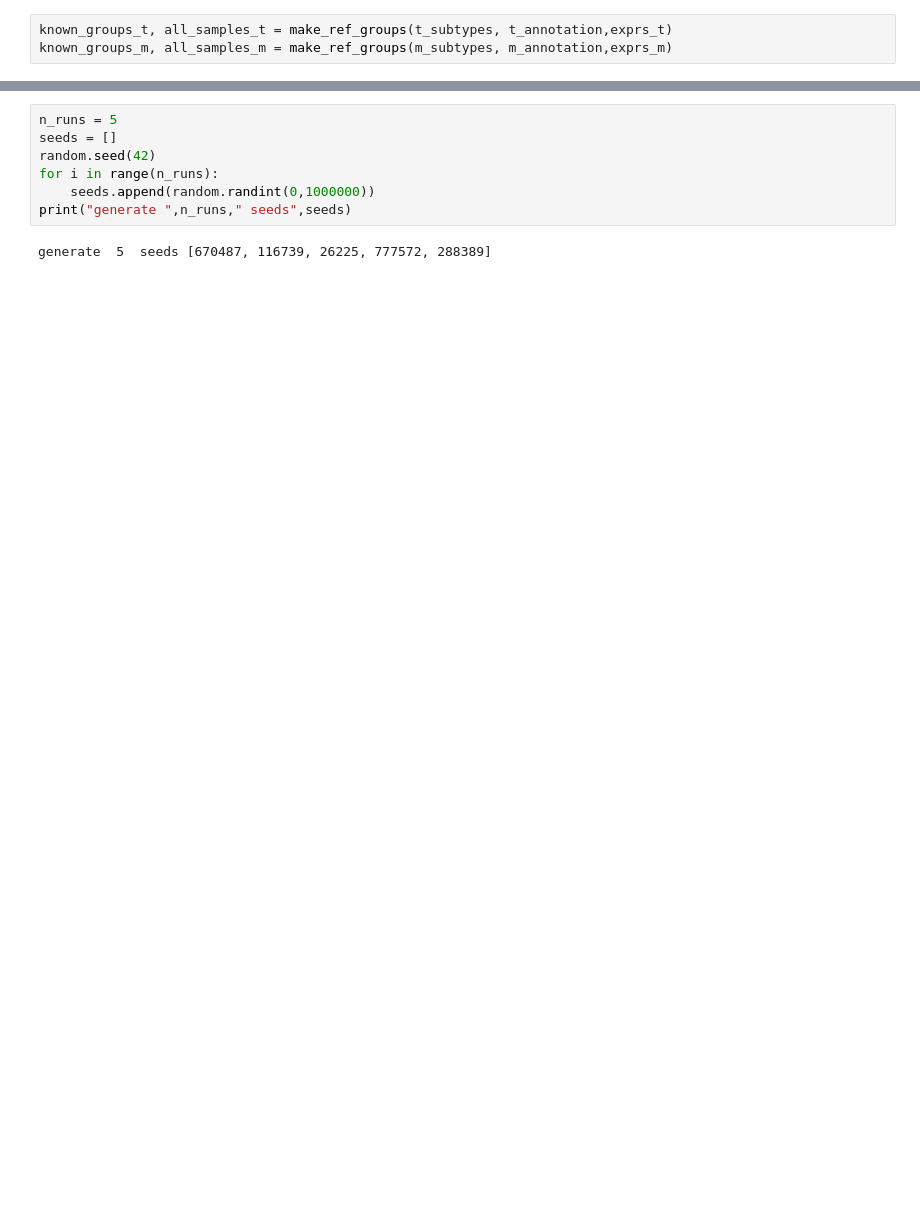
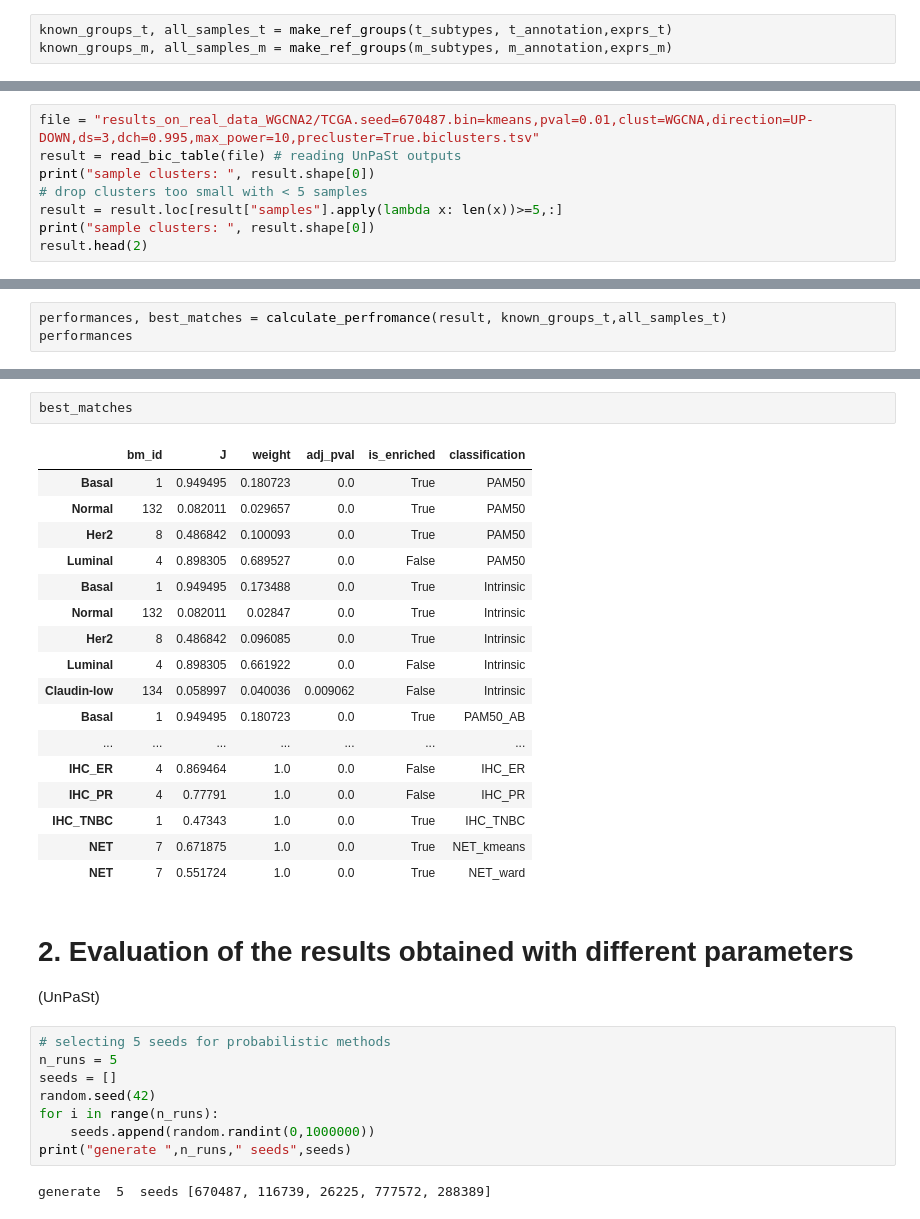
Before and after one commit to ozolotareva/unpast_paper, a Jupyter notebook: evaluation_on_real_data.ipynb, the cells around one changed output, grey strips where cells are left out. Cells and saved outputs as stored; diff of their text form; blank space fills up the shorter version.

```diff
--- a/evaluation_on_real_data.ipynb
+++ b/evaluation_on_real_data.ipynb
@@ -39,0 +90,8 @@ known_groups_m, all_samples_m = make_ref_groups(m_subtypes, m_annotation,exprs_m
+# %%
+file = "results_on_real_data_WGCNA2/TCGA.seed=670487.bin=kmeans,pval=0.01,clust=WGCNA,direction=UP-DOWN,ds=3,dch=0.995,max_power=10,precluster=True.biclusters.tsv"
+result = read_bic_table(file) # reading UnPaSt outputs
+print("sample clusters: ", result.shape[0])
+# drop clusters too small with < 5 samples
+result = result.loc[result["samples"].apply(lambda x: len(x))>=5,:]
+print("sample clusters: ", result.shape[0])
+result.head(2)
@@ -39,0 +124,3 @@ known_groups_m, all_samples_m = make_ref_groups(m_subtypes, m_annotation,exprs_m
+# %%
+performances, best_matches = calculate_perfromance(result, known_groups_t,all_samples_t)
+performances
@@ -40,4 +147,28 @@ known_groups_m, all_samples_m = make_ref_groups(m_subtypes, m_annotation,exprs_m
+# %%
+best_matches
+# %% [output]
+|  | bm_id | J | weight | adj_pval | is_enriched | classification |
+| Basal | 1 | 0.949495 | 0.180723 | 0.0 | True | PAM50 |
+| Normal | 132 | 0.082011 | 0.029657 | 0.0 | True | PAM50 |
+| Her2 | 8 | 0.486842 | 0.100093 | 0.0 | True | PAM50 |
+| Luminal | 4 | 0.898305 | 0.689527 | 0.0 | False | PAM50 |
+| Basal | 1 | 0.949495 | 0.173488 | 0.0 | True | Intrinsic |
+| Normal | 132 | 0.082011 | 0.02847 | 0.0 | True | Intrinsic |
+| Her2 | 8 | 0.486842 | 0.096085 | 0.0 | True | Intrinsic |
+| Luminal | 4 | 0.898305 | 0.661922 | 0.0 | False | Intrinsic |
+| Claudin-low | 134 | 0.058997 | 0.040036 | 0.009062 | False | Intrinsic |
+| Basal | 1 | 0.949495 | 0.180723 | 0.0 | True | PAM50_AB |
+| ... | ... | ... | ... | ... | ... | ... |
+| IHC_ER | 4 | 0.869464 | 1.0 | 0.0 | False | IHC_ER |
+| IHC_PR | 4 | 0.77791 | 1.0 | 0.0 | False | IHC_PR |
+| IHC_TNBC | 1 | 0.47343 | 1.0 | 0.0 | True | IHC_TNBC |
+| NET | 7 | 0.671875 | 1.0 | 0.0 | True | NET_kmeans |
+| NET | 7 | 0.551724 | 1.0 | 0.0 | True | NET_ward |
+# %% [markdown]
+# 2. Evaluation of the results obtained with different parameters
+(UnPaSt)
 # %%
+# selecting 5 seeds for probabilistic methods
 n_runs = 5
 seeds = []
 random.seed(42)
```
Also changed, not shown: parts of 35 cells of this notebook.
